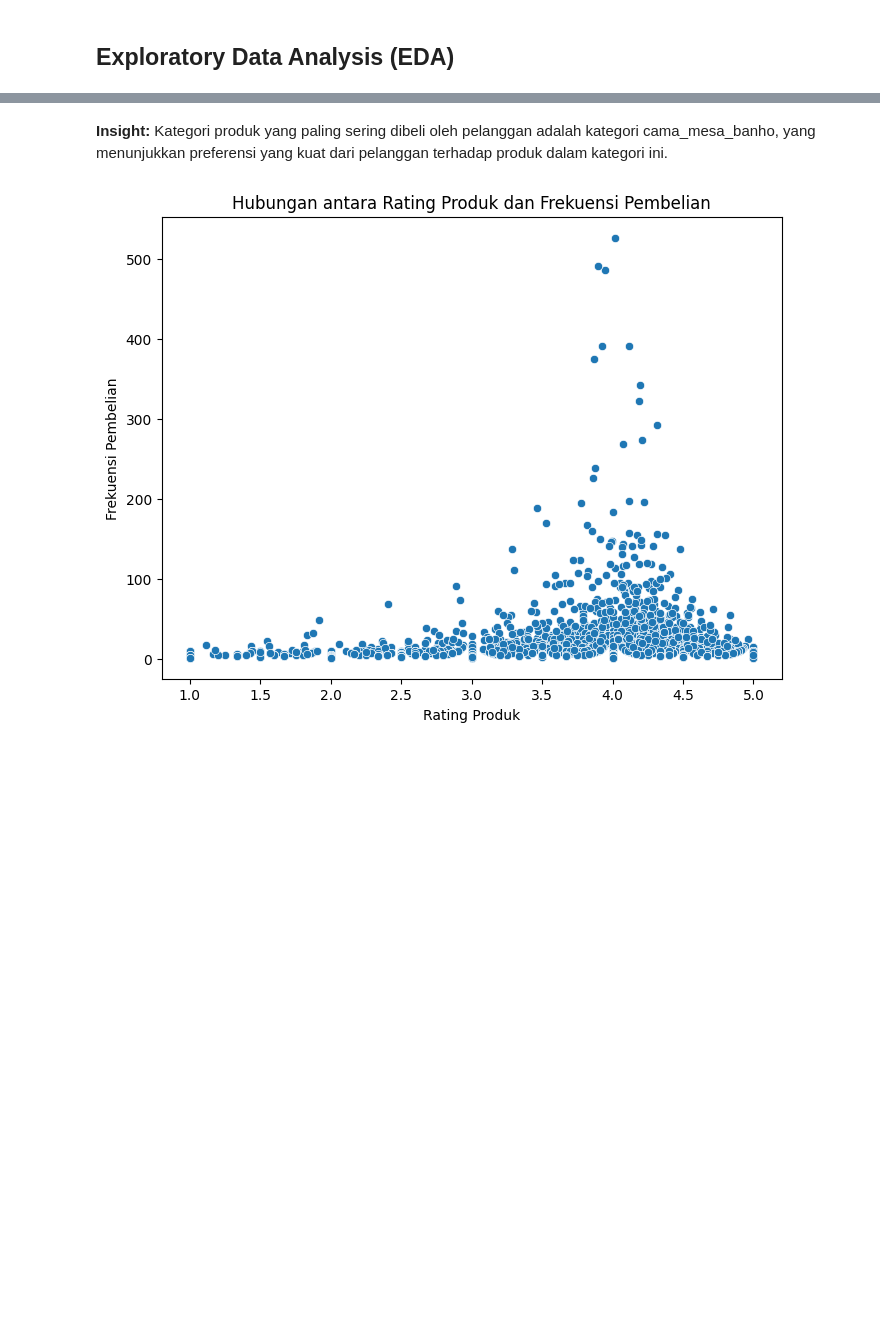
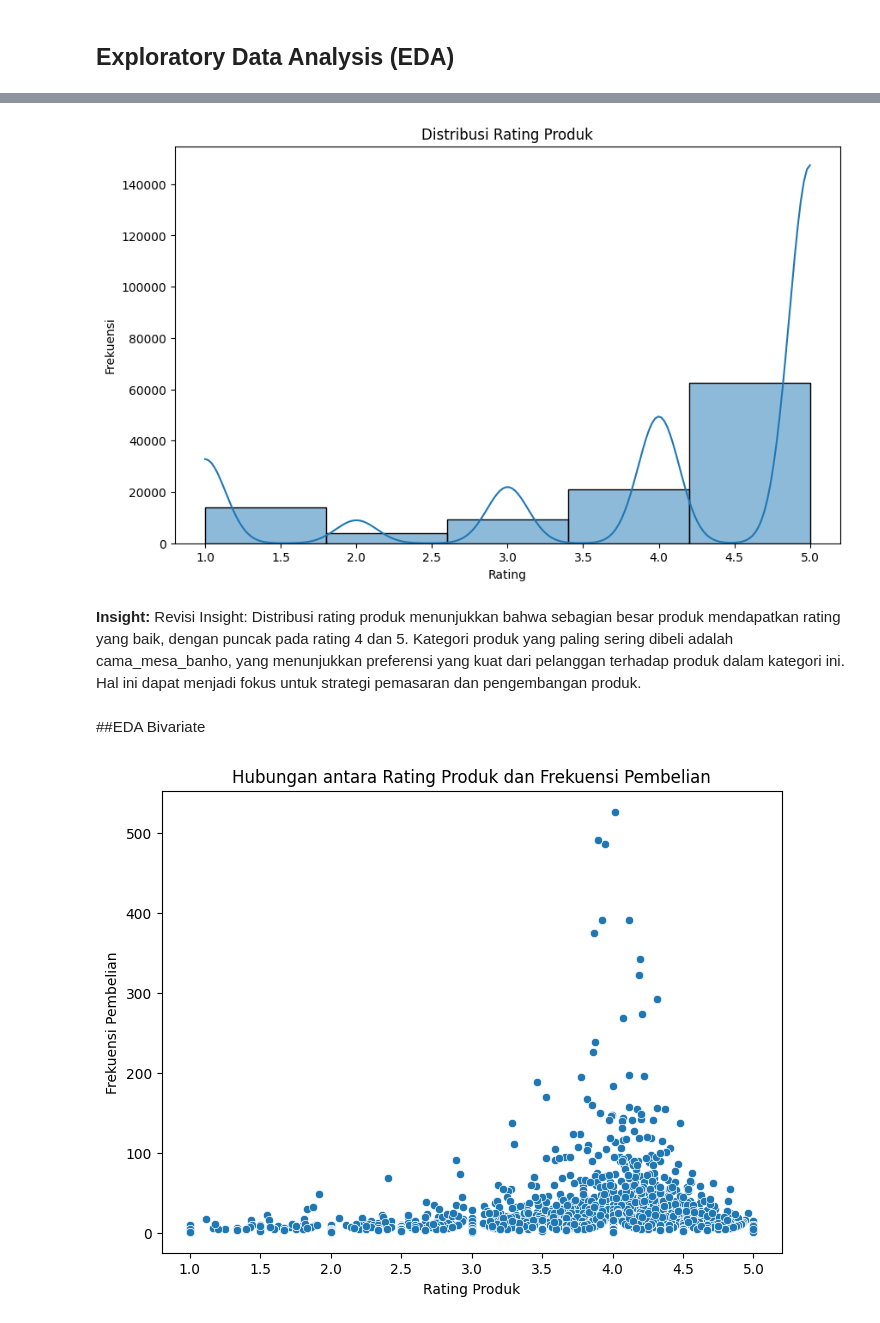
Before and after one commit to AyuIrma/Analisis_Data_dan_Dashboard_Streamlit, a Jupyter notebook: Proyek_Analisis_Data.ipynb, the cells around one changed output, grey strips where cells are left out. Drawn from its saved outputs; the diff is of its cells as text; code cells hidden in the pictures; blank space fills up the shorter version.

```diff
--- a/Proyek_Analisis_Data.ipynb
+++ b/Proyek_Analisis_Data.ipynb
@@ -181,6 +223,18 @@ dtype: int64
+# %%
+# Visualisasi distribusi rating produk
+plt.figure(figsize=(10, 6))
+sns.histplot(df_cleaned['review_score'], bins=5, kde=True)
+plt.title('Distribusi Rating Produk')
+plt.xlabel('Rating')
+plt.ylabel('Frekuensi')
+plt.show()
+# %% [output]
+[figure, added]
 # %% [markdown]
 **Insight:**
-Kategori produk yang paling sering dibeli oleh pelanggan adalah kategori cama_mesa_banho, yang menunjukkan preferensi yang kuat dari pelanggan terhadap produk dalam kategori ini.
+Revisi Insight: Distribusi rating produk menunjukkan bahwa sebagian besar produk mendapatkan rating yang baik, dengan puncak pada rating 4 dan 5. Kategori produk yang paling sering dibeli adalah cama_mesa_banho, yang menunjukkan preferensi yang kuat dari pelanggan terhadap produk dalam kategori ini. Hal ini dapat menjadi fokus untuk strategi pemasaran dan pengembangan produk.
+# %% [markdown]
+##EDA Bivariate
 # %%
 # Pertanyaan 2: Hubungan antara rating produk dan frekuensi pembelian
 df_order_reviews_with_items = pd.merge(df_order_items, df_order_reviews, on='order_id', how='left')
```
Also changed, not shown: parts of 27 cells of this notebook.
